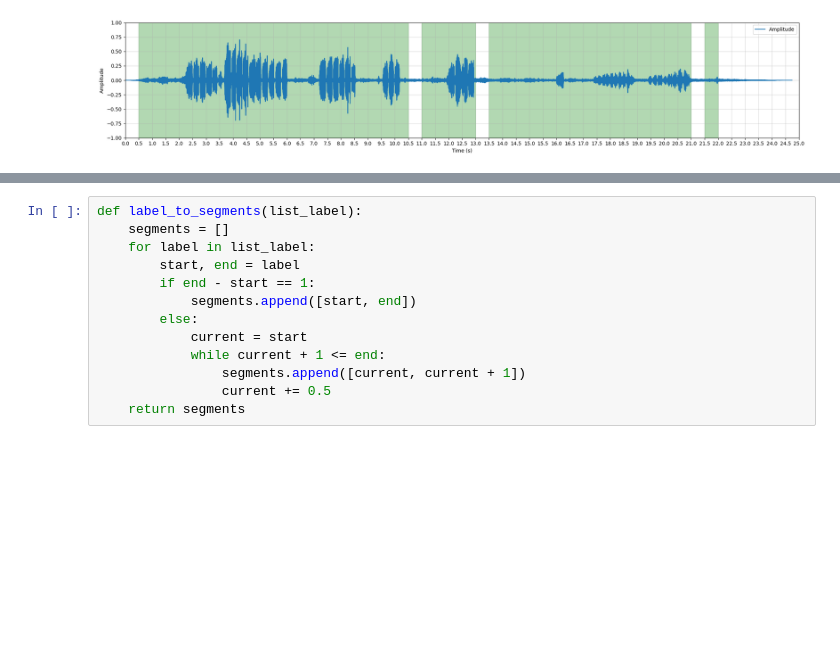
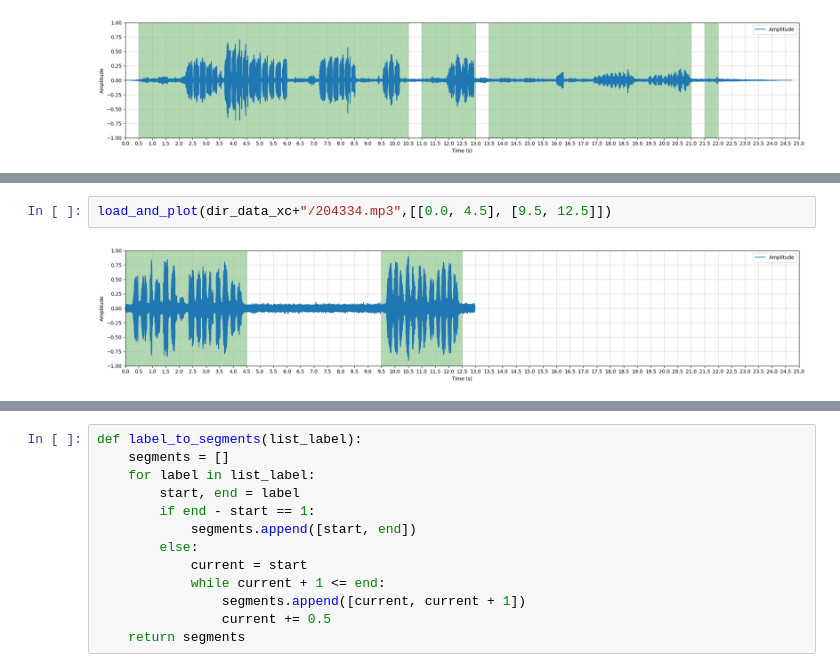
Before and after one commit to FathanAM0/Dasar-Kecerdasan-Artificial_Tugas-Besar, a Jupyter notebook: Dataset/code_labeling_xc.ipynb, the cells around one changed output, grey strips where cells are left out. Cells and saved outputs as stored; diff of their text form; blank space fills up the shorter version.

```diff
--- a/Dataset/code_labeling_xc.ipynb
+++ b/Dataset/code_labeling_xc.ipynb
@@ -82,0 +87,4 @@ load_and_plot(dir_data_xc+"/531042.mp3",[[0.5, 10.5], [11.0, 13.0], [13.5, 21.0]
+# %%
+load_and_plot(dir_data_xc+"/204334.mp3",[[0.0, 4.5], [9.5, 12.5]])
+# %% [output]
+[figure, added]
```
Also changed, not shown: parts of 13 cells of this notebook, 2 other files.
